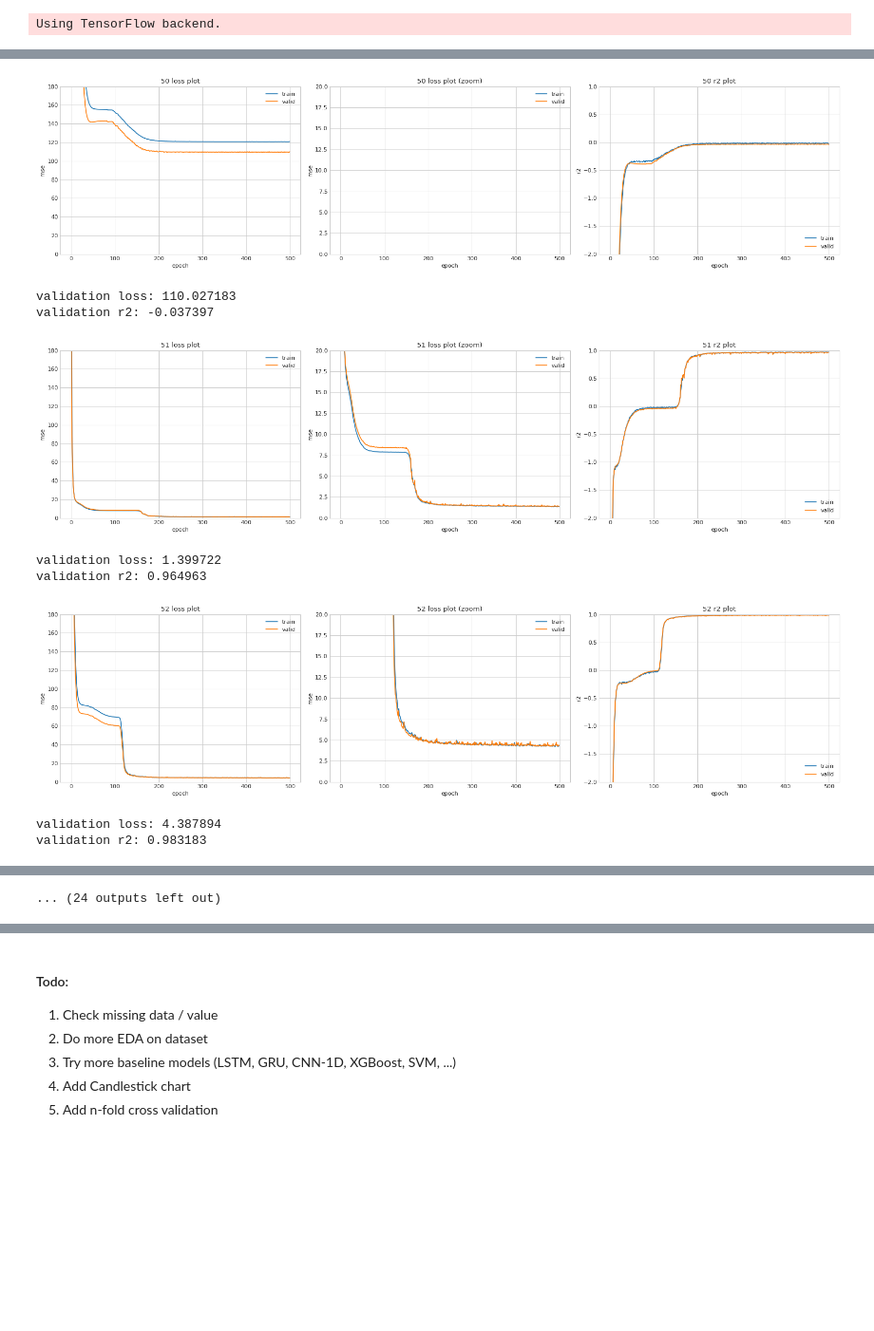
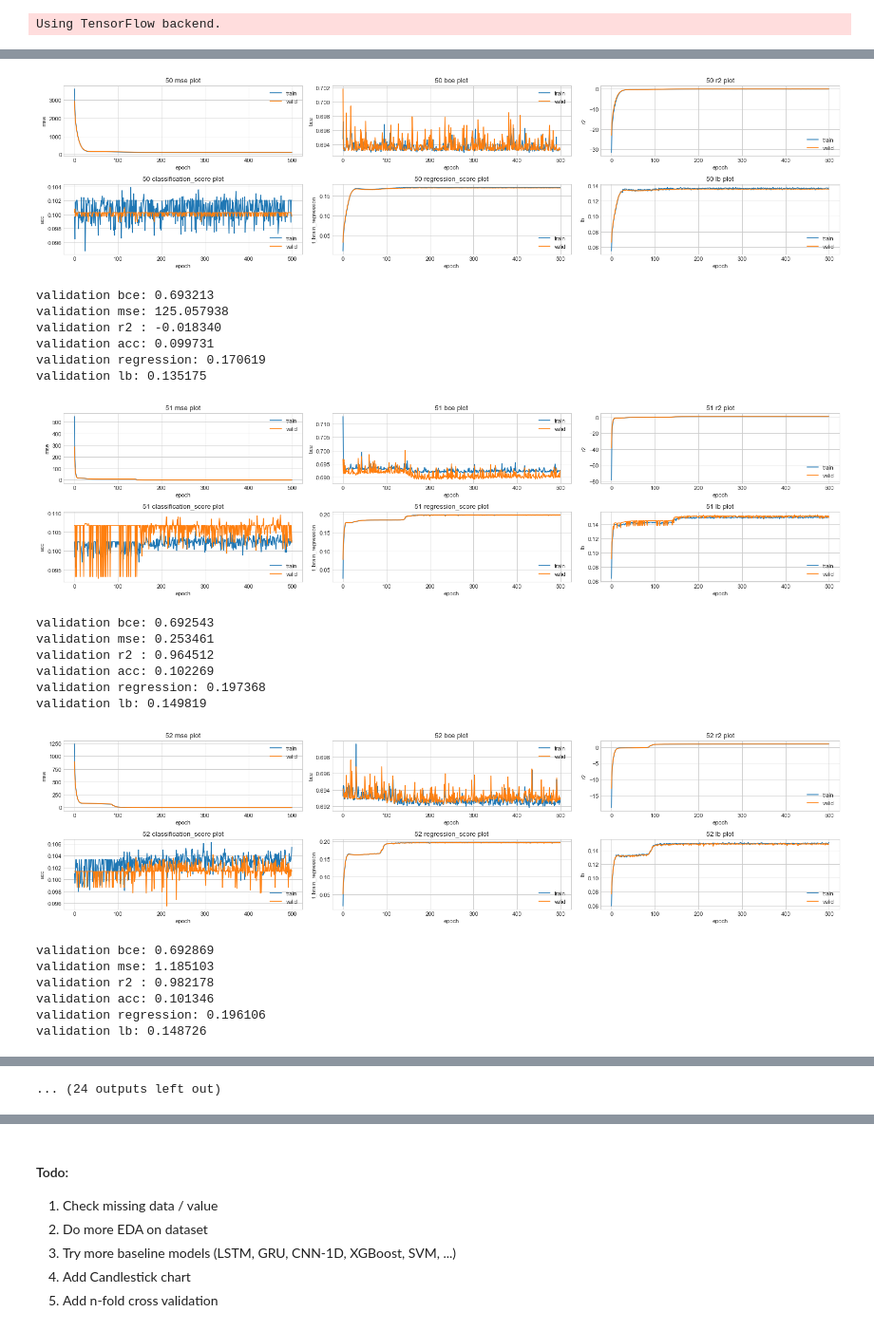
Before and after one commit to peter0749/Tbrain_2018_stock_prediction, a Jupyter notebook: lstm.ipynb, the cells around one changed output, grey strips where cells are left out. Shown at 95% size. Drawn from its saved outputs; the diff is of its cells as text; code cells hidden in the pictures; blank space fills up the shorter version.

Commit message:
multitask (regression + classification)

```diff
--- a/lstm.ipynb
+++ b/lstm.ipynb
@@ -185,5 +166,5 @@ def make_seq(seq, ts_in=60, ts_out=5):
 # %%
 train_18 = []
 for seq in split_train:
-    Xs, Ys = make_seq(seq, ts_in=TS_IN, ts_out=TS_OUT)
-    train_18.append([Xs, Ys])
+    Xs, Ys, Ys_label = make_seq(seq, ts_in=TS_IN, ts_out=TS_OUT)
+    train_18.append([Xs, Ys, Ys_label])
@@ -217,25 +171,67 @@ def vis(history, title='no title', dpi=80):
+# %%
+from matplotlib.figure import figaspect
+def vis(history, title='no title', dpi=80):
+    # r2, classification_score, regression_score, lb
+    fig_, ax_ = plt.subplots(2, 3, dpi=80, figsize=(20, 5))
+    ax = ax_.ravel()
+    titles = ['mse', 'bce', 'r2', 'classification_score', 'regression_score', 'lb']
+    for i, p in enumerate(titles):
+        ax[i].set_title(title + ' ' + p + ' plot')
+    for i in range(6):
+        ax[i].set_xlabel('epoch')
+    scores = ['mse', 'bce', 'r2', 'acc', 't_brain_regression', 'lb']
+    for i, s in enumerate(scores):
+        ax[i].set_ylabel(s)
+    metric_names = ['regression_loss', 'class_loss', 'regression_r2_keras', 'class_classification_score', 'regression_regression_score']
+    locs = [0, 0, 1, 1, 1]
+    for i, (name, loc) in enumerate(zip(metric_names, locs)):
+        ax[i].plot(history.history[name])
+        ax[i].plot(history.history['val_'+name])
+        ax[i].legend(['train','valid'], loc='upper right' if loc==0 else 'lower right')
+    ax[-1].plot(0.5 * np.asarray(history.history['class_classification_score']) + 0.5 * np.asarray(history.history['regression_regression_score']))
+    ax[-1].plot(0.5 * np.asarray(history.history['val_class_classification_score']) + 0.5 * np.asarray(history.history['val_regression_regression_score']))
+    ax[-1].legend(['train','valid'], loc='upper right' if loc==0 else 'lower right')
+    plt.tight_layout()
+    plt.show()
 # %%
 from keras.callbacks import *
 from sklearn.model_selection import train_test_split
 BATCH_SIZE = 64
 EPOCH = 500
-for model_n, (X, Y) in enumerate(train_18):
-    X_train, X_test, Y_train, Y_test = train_test_split(X, Y, test_size=0.2)
+for model_n, (X, Y, label) in enumerate(train_18):
+    X_train, X_test, Y_train, Y_test, label_train, label_test = train_test_split(X, Y, label, test_size=0.2)
     prefix = str(codes[model_n])
     model = make_model(ts_in=TS_IN, ts_out=TS_OUT)
-    model.compile(loss='mean_squared_error', optimizer='adam', metrics=[r2_keras])
-    history = model.fit(X_train, Y_train, validation_data=(X_test, Y_test) , batch_size=BATCH_SIZE, epochs=EPOCH, callbacks=[TensorBoard(log_dir=prefix+'_logs')], shuffle=True, verbose=0)
+    model.compile(loss={'regression':'mean_squared_error', 'class':'binary_crossentropy'}, optimizer='adam', metrics = {'regression':[r2_keras, regression_score], 'class':[classification_score]}, loss_weights={'class':2, 'regression':1})
+    history = model.fit(X_train, [Y_train, label_train], validation_data=(X_test, [Y_test, label_test]) , batch_size=BATCH_SIZE, epochs=EPOCH, callbacks=[TensorBoard(log_dir=prefix+'_logs')], shuffle=True, verbose=0)
     vis(history, title=prefix, dpi=180)
-    print('validation loss: {:.6f}\nvalidation r2: {:.6f}'.format(history.history['val_loss'][-1], history.history['val_r2_keras'][-1]))
+    print('validation bce: {:.6f}'.format(history.history['val_class_loss'][-1]))
+    print('validation mse: {:.6f}'.format(history.history['val_regression_loss'][-1]))
+    print('validation r2 : {:.6f}'.format(history.history['val_regression_r2_keras'][-1]))
+    print('validation acc: {:.6f}'.format(history.history['val_class_classification_score'][-1]))
+    print('validation regression: {:.6f}'.format(history.history['val_regression_regression_score'][-1]))
+    print('validation lb: {:.6f}'.format(0.5*history.history['val_regression_regression_score'][-1]+0.5*history.history['val_class_classification_score'][-1]))
     model.save(prefix+'_model.h5')
     K.clear_session()
 # %% [output]
-[figure, old version]
+[figure, new version]
-validation loss: 110.027183
-validation r2: -0.037397
+validation bce: 0.693213
+validation mse: 125.057938
+validation r2 : -0.018340
+validation acc: 0.099731
+validation regression: 0.170619
+validation lb: 0.135175
-[figure, old version]
+[figure, new version]
-validation loss: 1.399722
-validation r2: 0.964963
+validation bce: 0.692543
+validation mse: 0.253461
+validation r2 : 0.964512
+validation acc: 0.102269
+validation regression: 0.197368
+validation lb: 0.149819
-[figure, old version]
+[figure, new version]
-validation loss: 4.387894
-validation r2: 0.983183
+validation bce: 0.692869
+validation mse: 1.185103
+validation r2 : 0.982178
+validation acc: 0.101346
+validation regression: 0.196106
+validation lb: 0.148726
```
Also changed, not shown: parts of 9 cells of this notebook.
